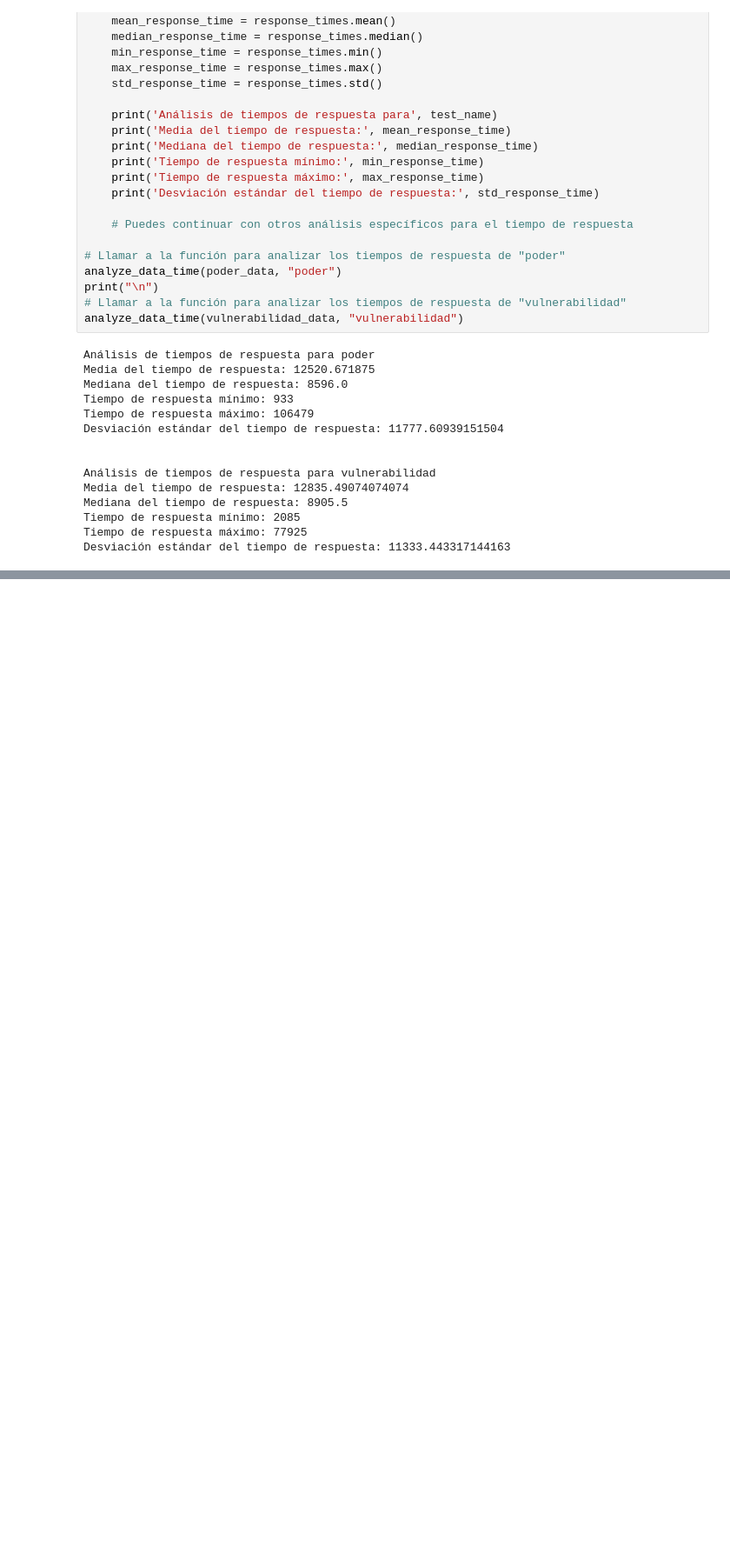
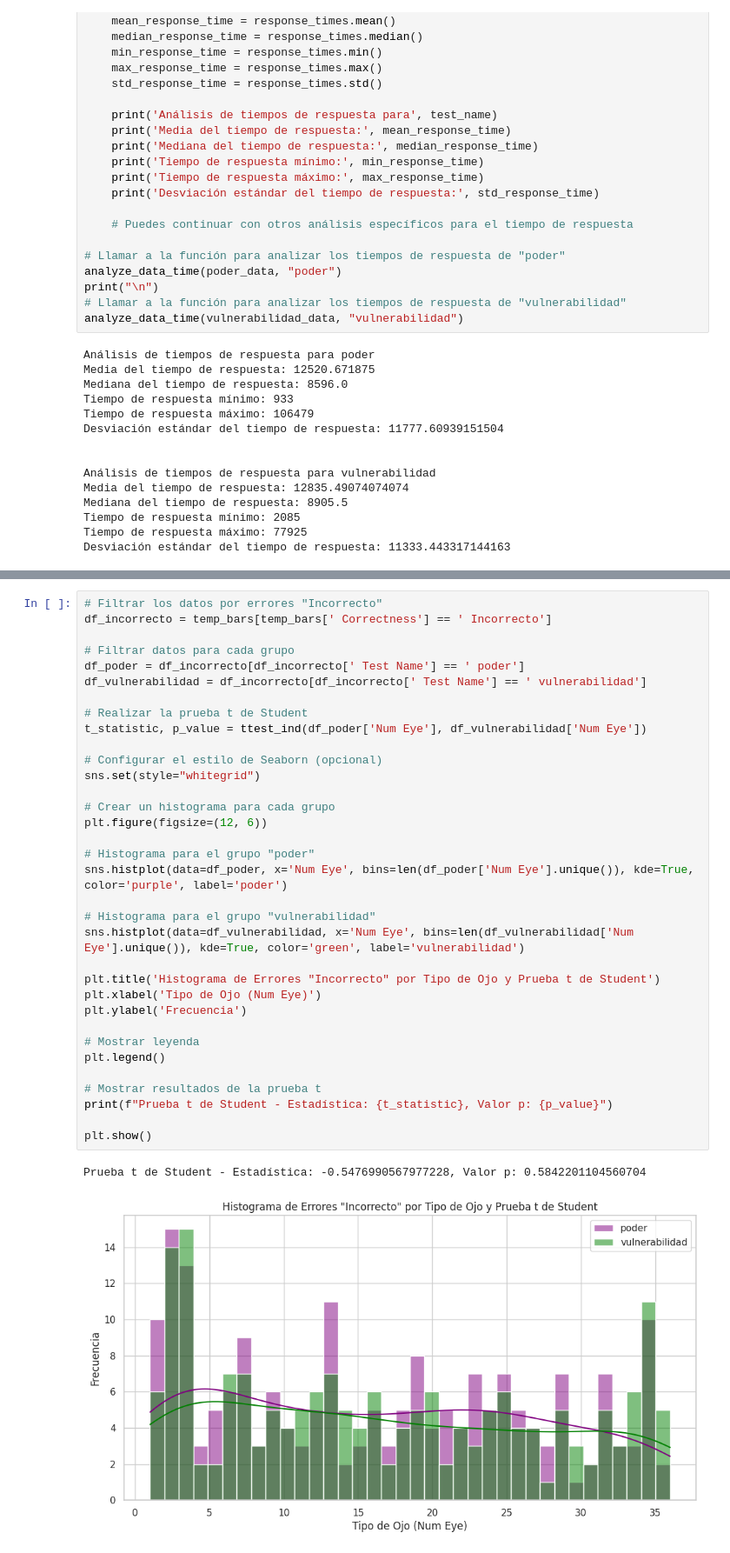
Before and after one commit to Alphabeath/Psicoinformatica, a Jupyter notebook: Analisis/AnalisisPI2.ipynb, the cells around one changed output, grey strips where cells are left out. Shown at 87% size. Saved outputs shown, nothing was run; the diff lists cells and outputs as text; blank space fills up the shorter version.

```diff
--- a/Analisis/AnalisisPI2.ipynb
+++ b/Analisis/AnalisisPI2.ipynb
@@ -216,0 +238,37 @@ Desviación estándar del tiempo de respuesta: 11333.443317144163
+# %%
+# Filtrar los datos por errores "Incorrecto"
+df_incorrecto = temp_bars[temp_bars[' Correctness'] == ' Incorrecto']
+
+# Filtrar datos para cada grupo
+df_poder = df_incorrecto[df_incorrecto[' Test Name'] == ' poder']
+df_vulnerabilidad = df_incorrecto[df_incorrecto[' Test Name'] == ' vulnerabilidad']
+
+# Realizar la prueba t de Student
+t_statistic, p_value = ttest_ind(df_poder['Num Eye'], df_vulnerabilidad['Num Eye'])
+
+# Configurar el estilo de Seaborn (opcional)
+sns.set(style="whitegrid")
+
+# Crear un histograma para cada grupo
+plt.figure(figsize=(12, 6))
+
+# Histograma para el grupo "poder"
+sns.histplot(data=df_poder, x='Num Eye', bins=len(df_poder['Num Eye'].unique()), kde=True, color='purple', label='poder')
+
+# Histograma para el grupo "vulnerabilidad"
+sns.histplot(data=df_vulnerabilidad, x='Num Eye', bins=len(df_vulnerabilidad['Num Eye'].unique()), kde=True, color='green', label='vulnerabilidad')
+
+plt.title('Histograma de Errores "Incorrecto" por Tipo de Ojo y Prueba t de Student')
+plt.xlabel('Tipo de Ojo (Num Eye)')
+plt.ylabel('Frecuencia')
+
+# Mostrar leyenda
+plt.legend()
+
+# Mostrar resultados de la prueba t
+print(f"Prueba t de Student - Estadística: {t_statistic}, Valor p: {p_value}")
+
+plt.show()
+# %% [output]
+Prueba t de Student - Estadística: -0.5476990567977228, Valor p: 0.5842201104560704
+[figure, added]
```
Also changed, not shown: parts of 6 cells of this notebook.
